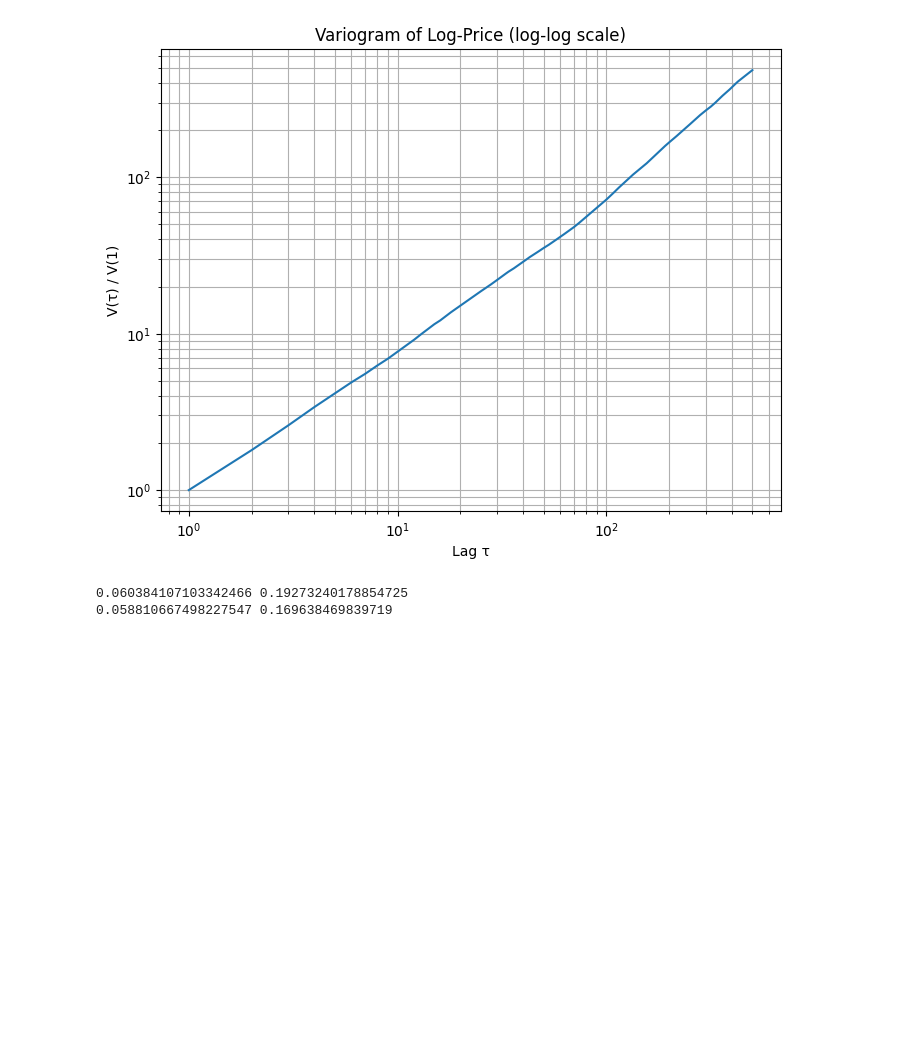
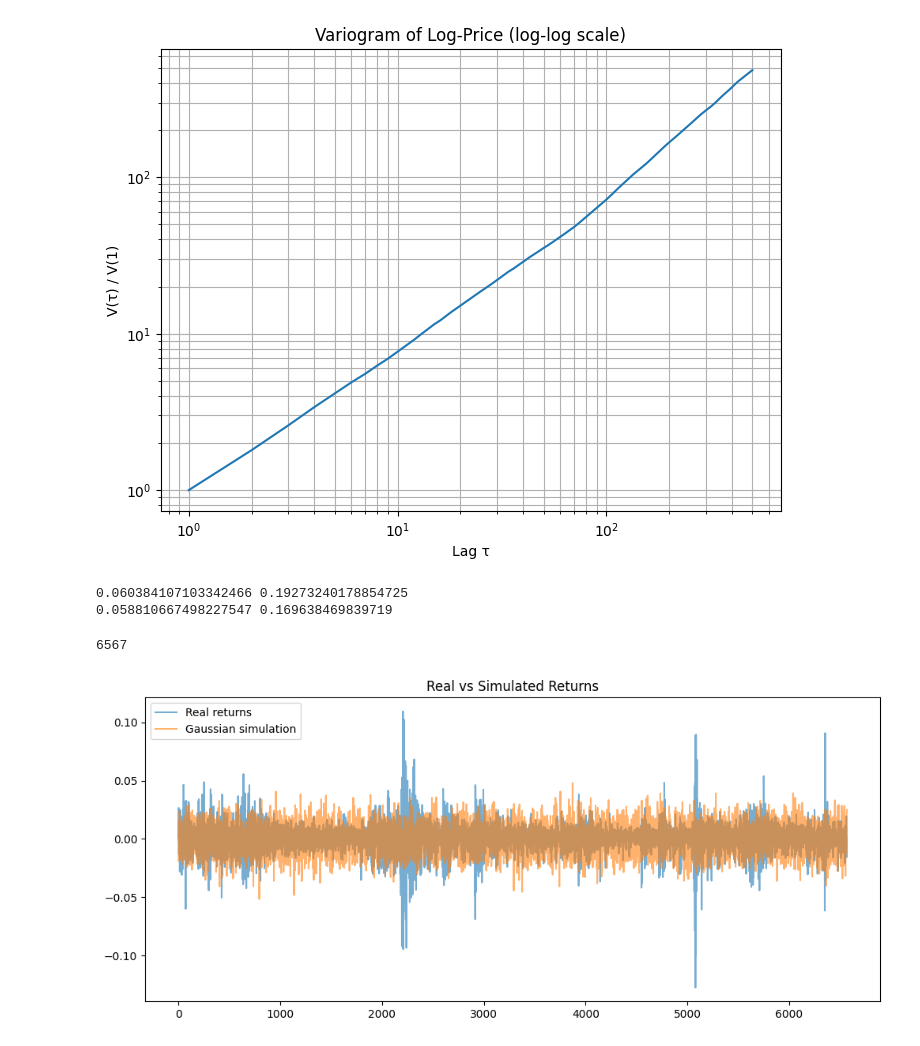
Before and after one commit to maxence2508/maths-fi, a Jupyter notebook: other-simulations/stylized-facts-in-financial-time-series.ipynb, the cells around one changed output. Cells and saved outputs as stored; diff of their text form; code cells hidden in the pictures; blank space fills up the shorter version.

```diff
--- a/other-simulations/stylized-facts-in-financial-time-series.ipynb
+++ b/other-simulations/stylized-facts-in-financial-time-series.ipynb
@@ -98,3 +99,21 @@ print(r250.mean().iloc[0], r250.std().iloc[0])
 # %% [output]
 0.060384107103342466 0.19273240178854725
 0.058810667498227547 0.169638469839719
+# %%
+n = len(r1)
+print(n)
+eta = np.random.randn(n)
+sigma = r1.std().iloc[0]
+r_tilde = sigma * eta
+
+plt.figure(figsize=(12,5))
+
+plt.plot(r1.values, label="Real returns", alpha=0.6)
+plt.plot(r_tilde, label="Gaussian simulation", alpha=0.6)
+
+plt.legend()
+plt.title("Real vs Simulated Returns")
+plt.show()
+# %% [output]
+6567
+[figure, added]
```
Also changed, not shown: parts of 7 cells of this notebook.
